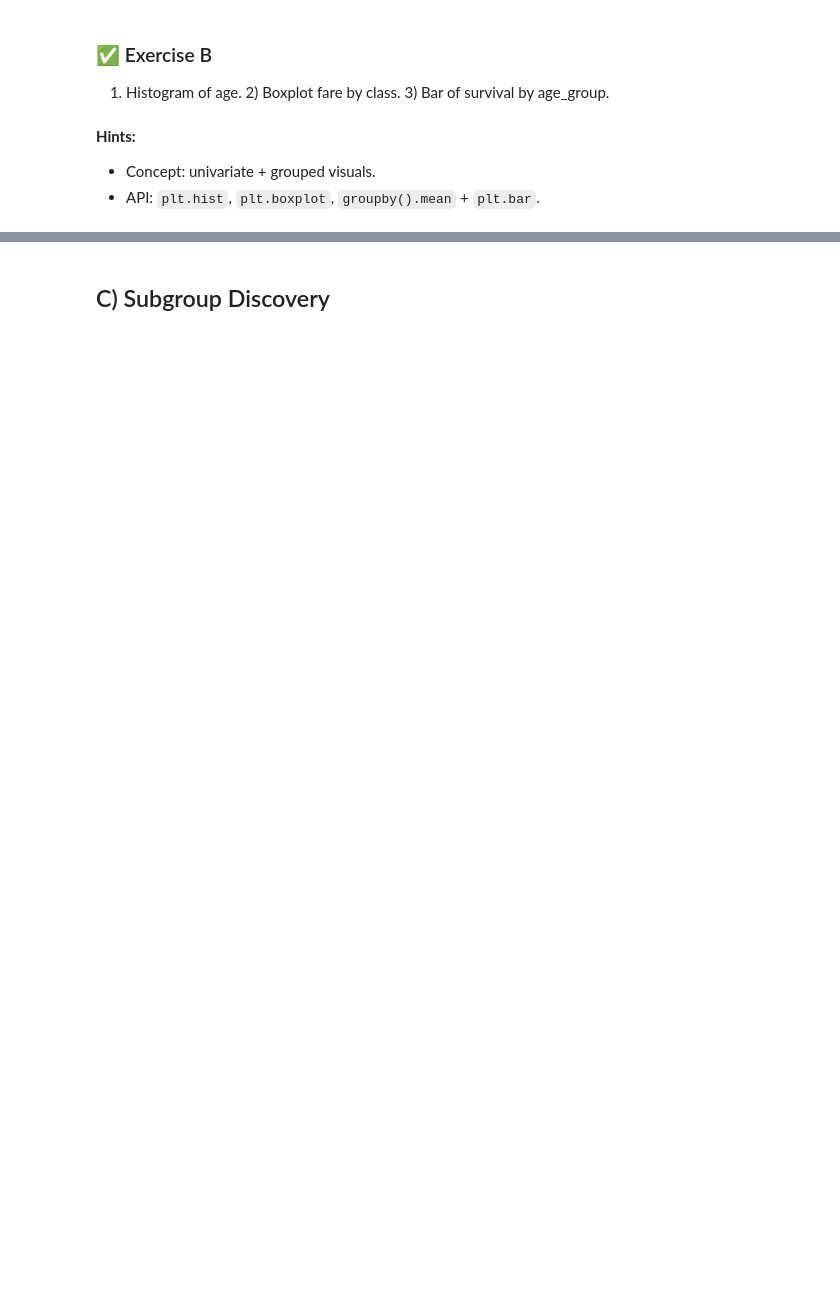
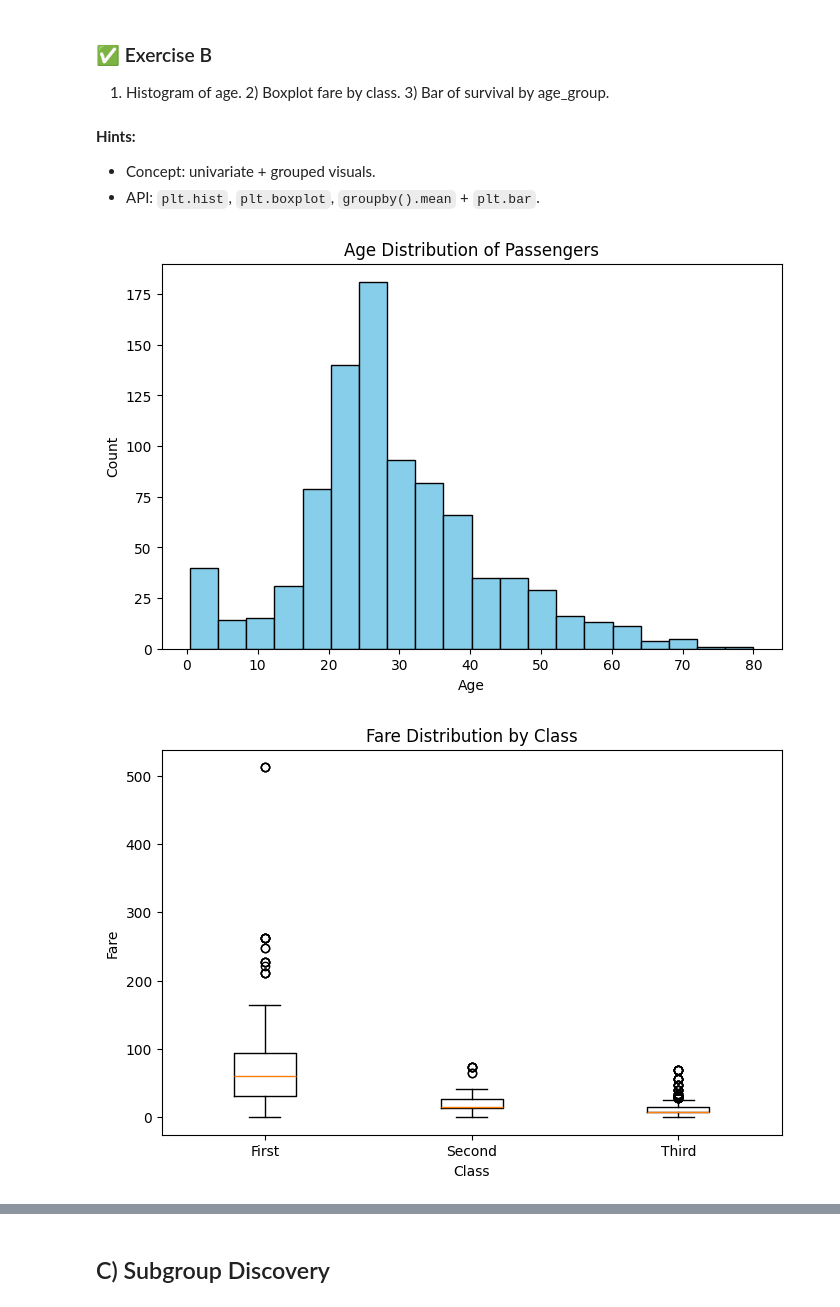
Before and after one commit to aadarshsenapati/machine-learning, a Jupyter notebook: pandas_colab_student.ipynb, the cells around one changed output, grey strips where cells are left out. Cells and saved outputs as stored; diff of their text form; code cells hidden in the pictures; blank space fills up the shorter version.

```diff
--- a/pandas_colab_student.ipynb
+++ b/pandas_colab_student.ipynb
@@ -1137,7 +1138,7 @@ daily[['total_bill','roll14_med']].head()
 - Show first 5 non-NaN rolling results.
 - Report `min_periods` and justify it.
 # %%
-rolling_window = daily['total_bill'].rolling(14, min_periods=1)
-print(rolling_window.median().dropna().head())
-print("min_periods =", rolling_window.min_periods)
+r = d['total_bill'].rolling(14, min_periods=1)
+print(r.median().dropna().head())
+print("min_periods =", r.min_periods)
 # %% [output]
@@ -1199,8 +1210,8 @@ tips_txt[['note', 'is_vip', 'allergy']].head()
 - Print counts of a detected flag (e.g., VIP).
 - Show unique extracted tokens (e.g., allergies).
 # %%
-c = t['is_vip'].value_counts()
+c = tips_txt['is_vip'].value_counts()
 print("VIP counts:\n", c)
-u = t['allergy'].dropna().unique()
+u = tips_txt['allergy'].dropna().unique()
 print("Unique allergies detected:", u)
 # %% [output]
@@ -1440,0 +1801,27 @@ plt.colorbar(); plt.show(); piv
+# %%
+# YOUR WORK: Exercise B
+import matplotlib.pyplot as plt
+plt.figure(figsize=(8,5))
+plt.hist(df['age'], bins=20, color='skyblue', edgecolor='black')
+plt.title('Age Distribution of Passengers')
+plt.xlabel('Age')
+plt.ylabel('Count')
+plt.show()
+plt.figure(figsize=(8,5))
+classes = ['First', 'Second', 'Third']
+fare_by_class = [df[df['class'] == c]['fare'] for c in classes]
+plt.boxplot(fare_by_class, labels=classes)
+plt.title('Fare Distribution by Class')
+plt.xlabel('Class')
+plt.ylabel('Fare')
+plt.show()
+surv_by_agegroup = df.groupby('age_group')['survived'].mean()
+plt.figure(figsize=(8,5))
+plt.bar(surv_by_agegroup.index.astype(str), surv_by_agegroup.values, color='lightgreen', edgecolor='black')
+plt.title('Survival Rate by Age Group')
+plt.xlabel('Age Group')
+plt.ylabel('Survival Rate')
+plt.show()
+# %% [output]
+[figure, added]
+[figure, added]
```
Also changed, not shown: parts of 71 cells of this notebook.
